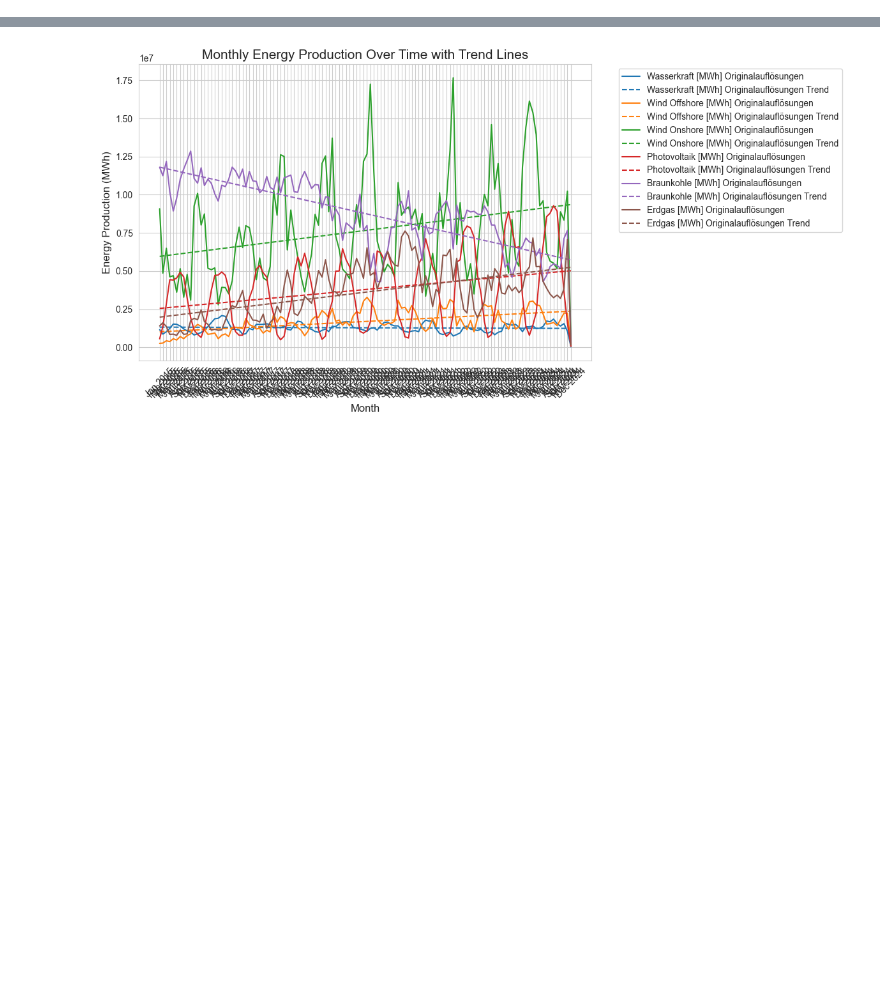
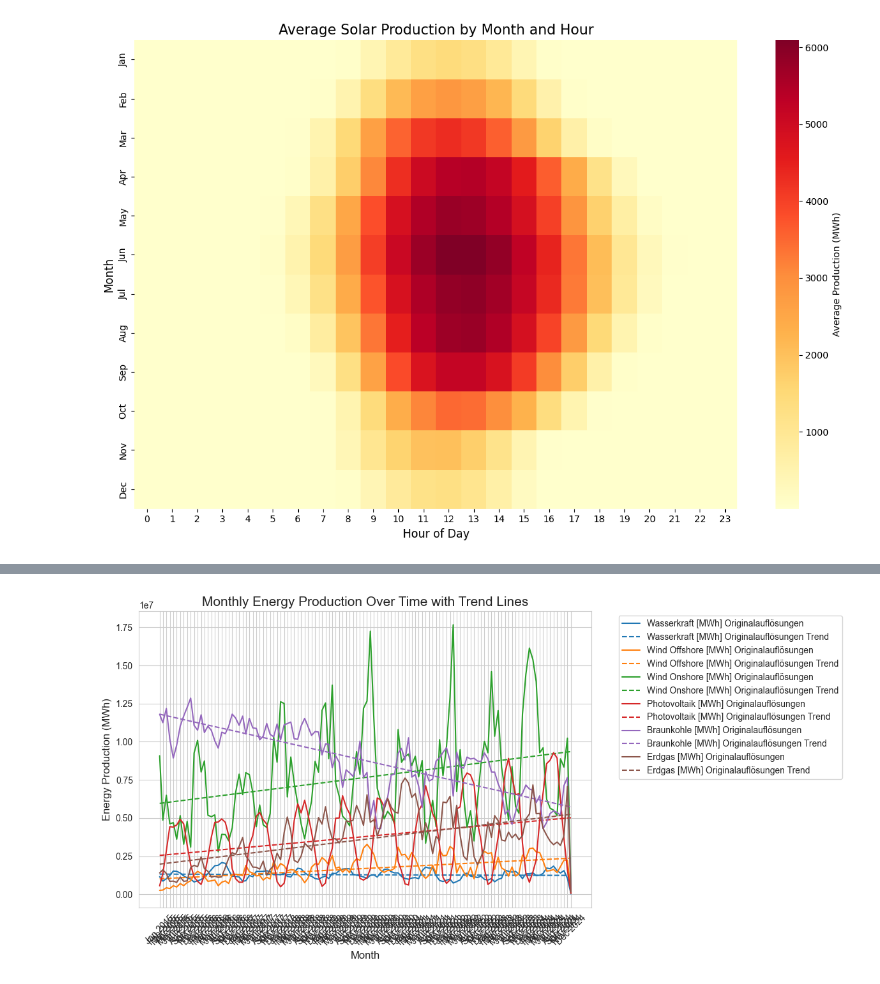
Before and after one commit to Timson1235/clouddocker, a Jupyter notebook: dataviz/capstone_project/erzeugung.ipynb, the cells around one changed output, grey strips where cells are left out. Cells and saved outputs as stored; diff of their text form; code cells hidden in the pictures; blank space fills up the shorter version.

```diff
--- a/dataviz/capstone_project/erzeugung.ipynb
+++ b/dataviz/capstone_project/erzeugung.ipynb
@@ -52,0 +73,33 @@ plt.show()
+# %%
+# Convert the string values to numeric, replacing German number format
+df['Photovoltaik [MWh] Originalauflösungen'] = pd.to_numeric(
+    df['Photovoltaik [MWh] Originalauflösungen'].str.replace('.','').str.replace(',','.'),
+    errors='coerce'
+)
+
+# Create pivot table with hours as columns and months as rows, using mean of Photovoltaik production
+pivot_pv = pd.pivot_table(
+    data=df,
+    values='Photovoltaik [MWh] Originalauflösungen',
+    index='Month',
+    columns='Hour',
+    aggfunc='mean'
+)
+
+# Create heatmap
+plt.figure(figsize=(12, 8))
+sns.heatmap(
+    pivot_pv,
+    cmap='YlOrRd',  # Yellow-Orange-Red colormap
+    cbar_kws={'label': 'Average Production (MWh)'},
+    xticklabels=range(24),
+    yticklabels=['Jan', 'Feb', 'Mar', 'Apr', 'May', 'Jun', 'Jul', 'Aug', 'Sep', 'Oct', 'Nov', 'Dec']
+)
+
+plt.title('Average Solar Production by Month and Hour', fontsize=15)
+plt.xlabel('Hour of Day', fontsize=12)
+plt.ylabel('Month', fontsize=12)
+plt.tight_layout()
+plt.show()
+# %% [output]
+[figure, added]
```
Also changed, not shown: parts of 9 cells of this notebook, 5 other files.
